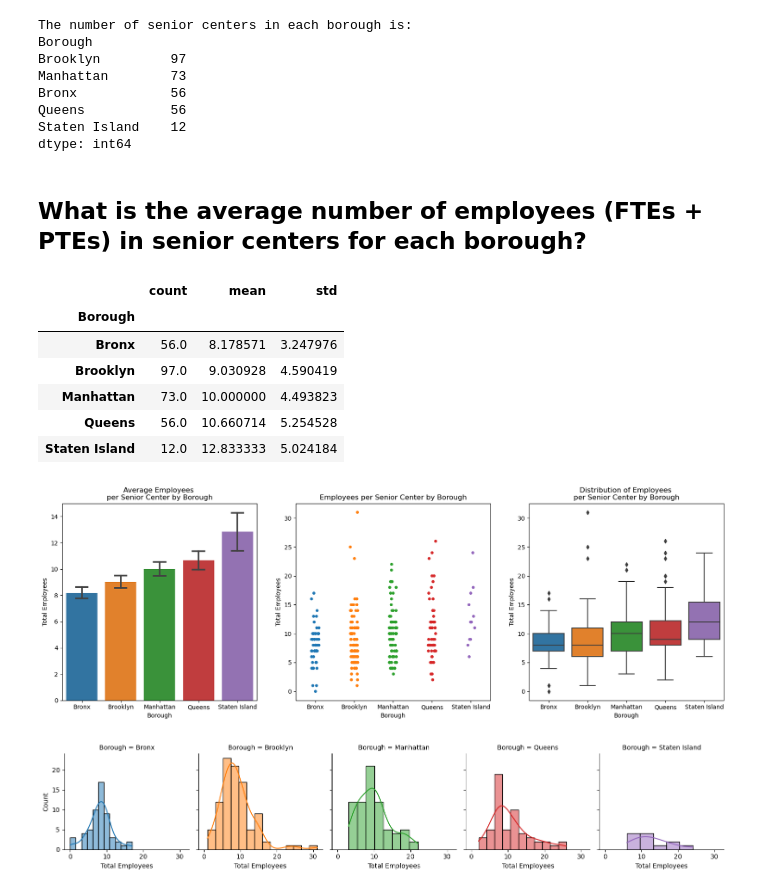
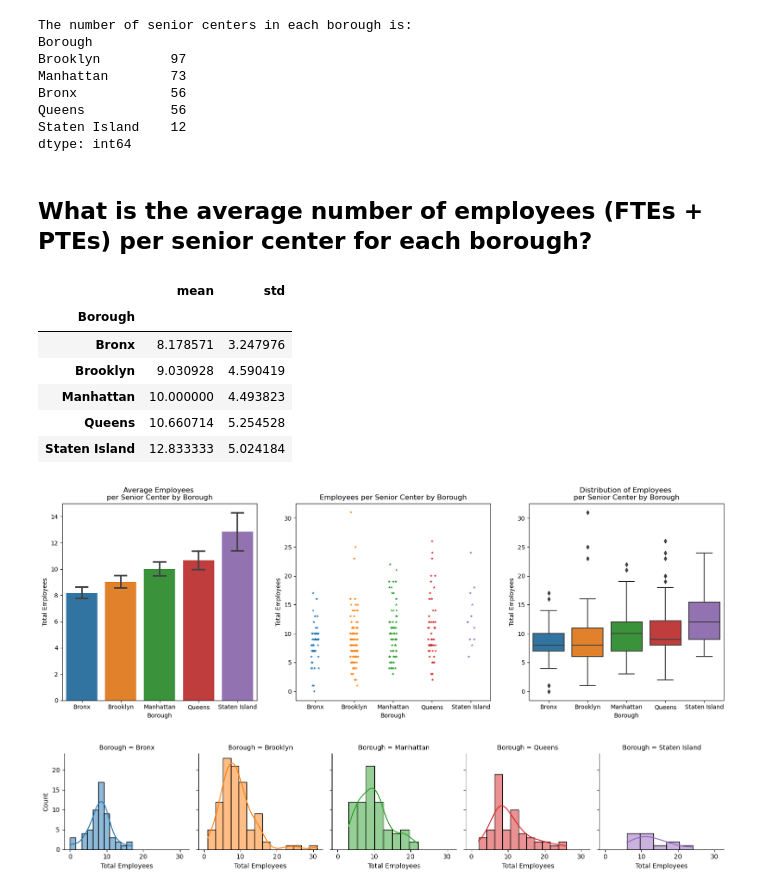
Before and after one commit to valeriemagalong/NYC-Aging, a Jupyter notebook: exploratory_data_analysis.ipynb, the cells around one changed output. Cells and saved outputs as stored; diff of their text form; code cells hidden in the pictures.

```diff
--- a/exploratory_data_analysis.ipynb
+++ b/exploratory_data_analysis.ipynb
@@ -124,32 +124,32 @@ Queens           56
 Staten Island    12
 dtype: int64
 # %% [markdown]
-## What is the average number of employees (FTEs + PTEs) in senior centers for each borough?
+## What is the average number of employees (FTEs + PTEs) per senior center for each borough?
 # %%
-scpd.groupby('Borough')['Total Employees'].describe()[['count', 'mean', 'std']]
+scpd.groupby('Borough')['Total Employees'].describe()[['mean', 'std']]
 # %% [output]
-|  | count | mean | std |
-| Borough |  |  |  |
-| Bronx | 56.0 | 8.178571 | 3.247976 |
-| Brooklyn | 97.0 | 9.030928 | 4.590419 |
-| Manhattan | 73.0 | 10.000000 | 4.493823 |
-| Queens | 56.0 | 10.660714 | 5.254528 |
-| Staten Island | 12.0 | 12.833333 | 5.024184 |
+|  | mean | std |
+| Borough |  |  |
+| Bronx | 8.178571 | 3.247976 |
+| Brooklyn | 9.030928 | 4.590419 |
+| Manhattan | 10.000000 | 4.493823 |
+| Queens | 10.660714 | 5.254528 |
+| Staten Island | 12.833333 | 5.024184 |
 # %%
 plt.figure(figsize=(20, 6))
 
 plt.subplot(1, 3, 1)
 sns.barplot(scpd, x = 'Borough', y = 'Total Employees', errorbar = 'se', capsize = .3).set(title = 'Average Employees \nper Senior Center by Borough')
 
 plt.subplot(1, 3, 2)
-sns.stripplot(scpd, x = 'Borough', y = 'Total Employees', hue = 'Borough', jitter = True, legend = False).set(title = 'Employees per Senior Center by Borough')
+sns.stripplot(scpd, x = 'Borough', y = 'Total Employees', hue = 'Borough', marker = '*', jitter = True, legend = False).set(title = 'Employees per Senior Center by Borough')
 
 plt.subplot(1, 3, 3)
 sns.boxplot(scpd, x = 'Borough', y = 'Total Employees').set(title = 'Distribution of Employees \nper Senior Center by Borough')
 
 plt.show()
 # %% [output]
-[figure, old version]
+[figure, new version]
 # %%
 boroughs_facetgrid = sns.FacetGrid(scpd, col = 'Borough', hue = 'Borough')
 boroughs_facetgrid.map(sns.histplot, 'Total Employees', kde = True)
```
Also changed, not shown: parts of 6 cells of this notebook.
